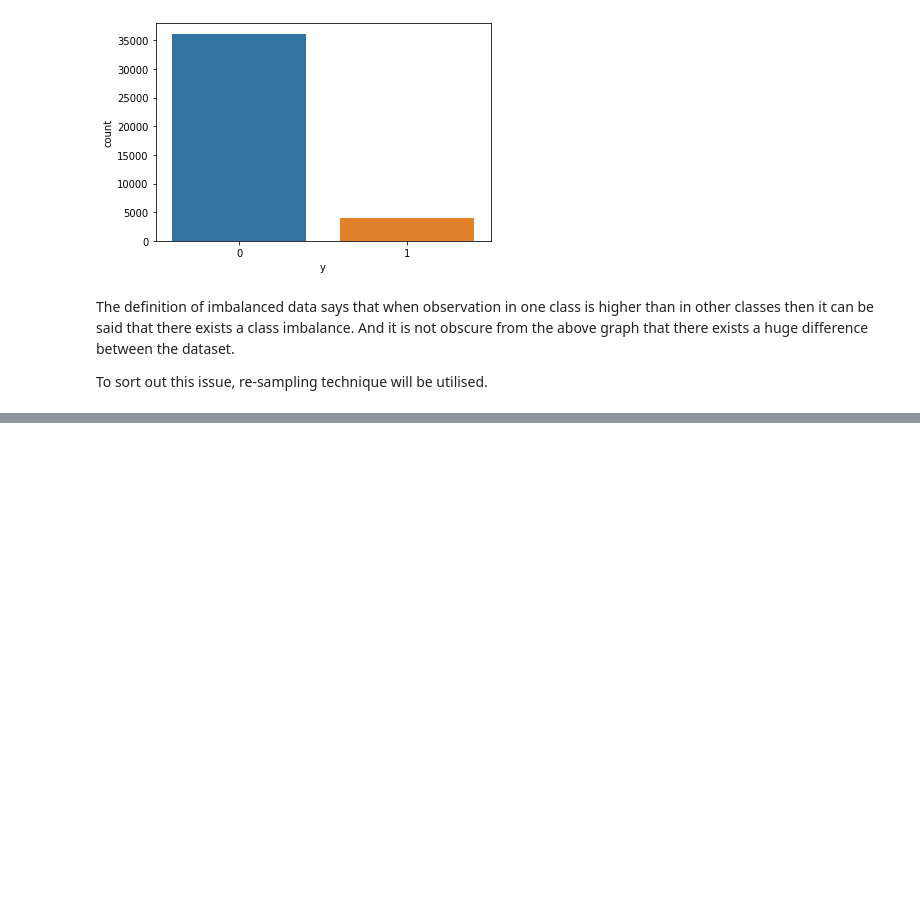
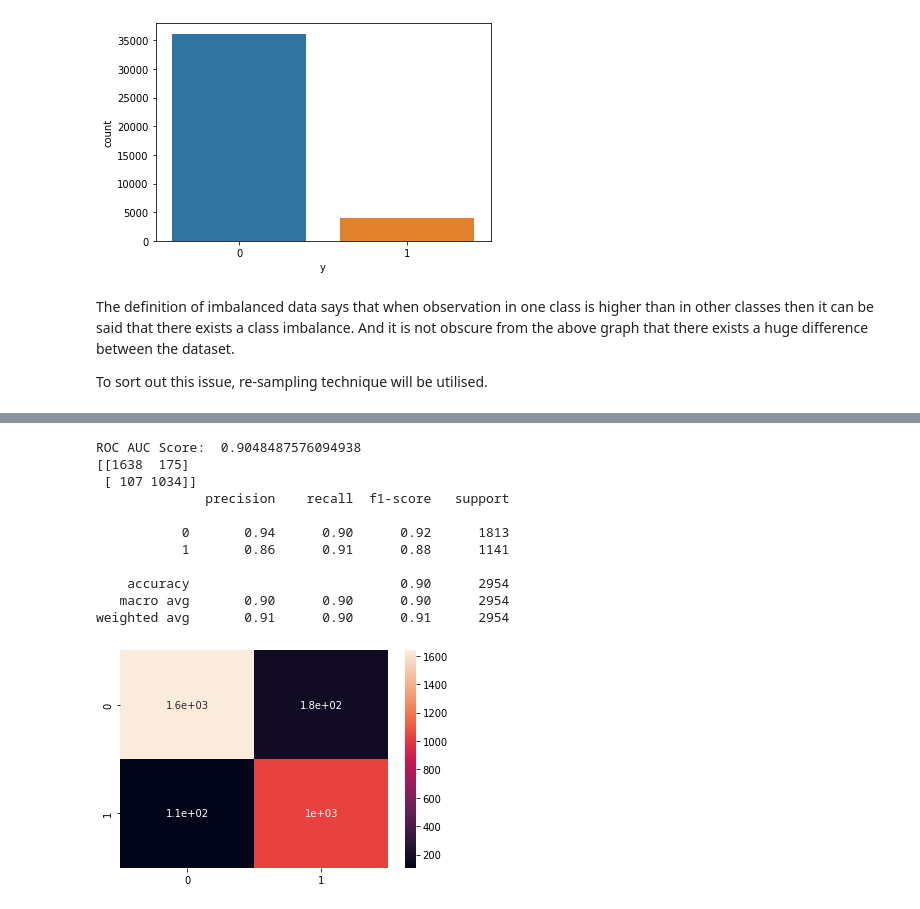
Before and after one commit to saptaksubhra/Classification-ML-Bank-Marketing-Effectiveness-Prediction, a Jupyter notebook: Bank_Marketing_Effectiveness_Prediction_Final_Notebook_Capstone_Project.ipynb, the cells around one changed output, grey strips where cells are left out. Cells and saved outputs as stored; diff of their text form; code cells hidden in the pictures; blank space fills up the shorter version.

```diff
--- a/Bank_Marketing_Effectiveness_Prediction_Final_Notebook_Capstone_Project.ipynb
+++ b/Bank_Marketing_Effectiveness_Prediction_Final_Notebook_Capstone_Project.ipynb
@@ -384,0 +538,35 @@ To sort out this issue, re-sampling technique will be utilised.
+# %%
+# Implementing Random Forest algorithm in case of Under Sampling
+
+from sklearn.ensemble import RandomForestClassifier
+randomforestclassifier = RandomForestClassifier()
+randomforestclassifier.fit(Xtrain, ytrain)
+y_pred = randomforestclassifier.predict(Xtest)
+
+ROCAUC_rf = roc_auc_score(y_pred, ytest)
+precision_rf = precision_score(y_pred, ytest)
+recall_rf = recall_score(y_pred, ytest)
+accuracy_rf = accuracy_score(y_pred, ytest)
+f1score_rf = f1_score(y_pred, ytest)
+print('ROC AUC Score: ', ROCAUC_rf)
+
+cm = confusion_matrix(y_pred, ytest)
+print(cm)
+
+sns.heatmap(cm, annot = True)
+
+# Printing the classification report
+print(classification_report(y_pred, ytest))
+# %% [output]
+ROC AUC Score:  0.9048487576094938
+[[1638  175]
+ [ 107 1034]]
+              precision    recall  f1-score   support
+
+           0       0.94      0.90      0.92      1813
+           1       0.86      0.91      0.88      1141
+
+    accuracy                           0.90      2954
+   macro avg       0.90      0.90      0.90      2954
+weighted avg       0.91      0.90      0.91      2954
+[figure, added]
```
Also changed, not shown: parts of 25 cells of this notebook.
